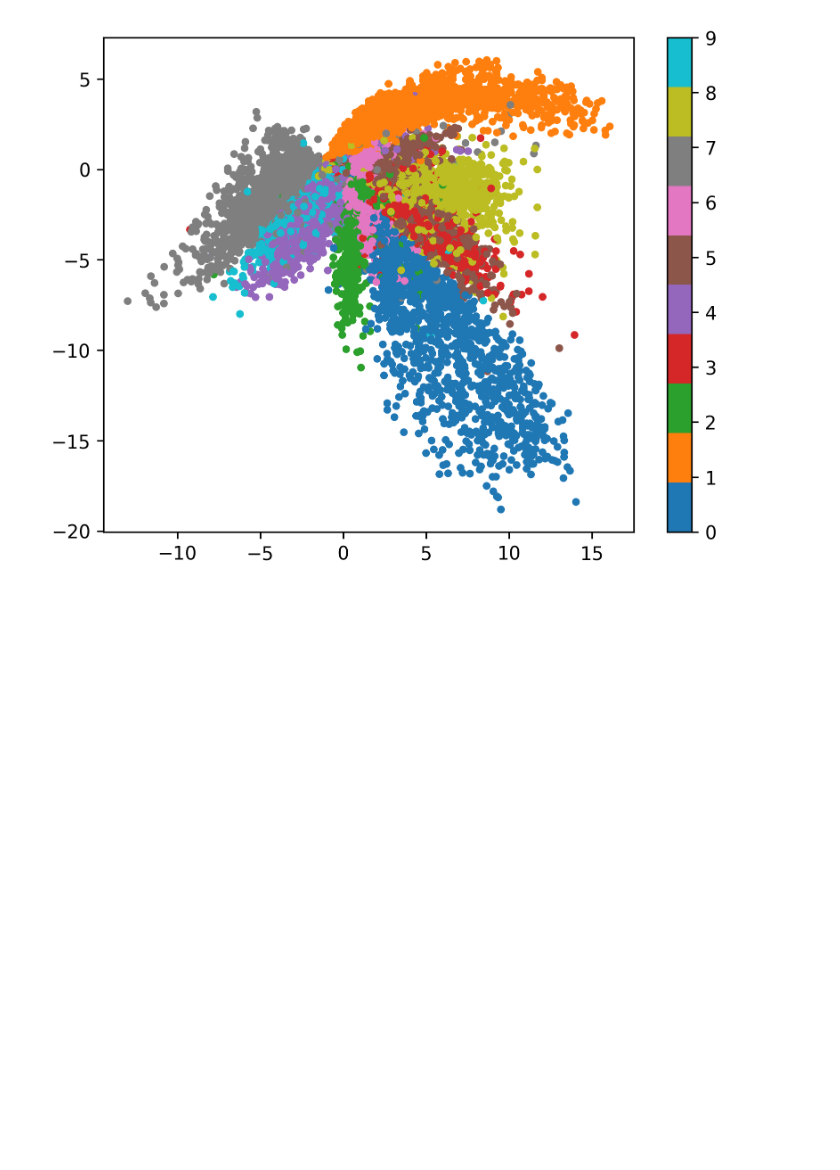
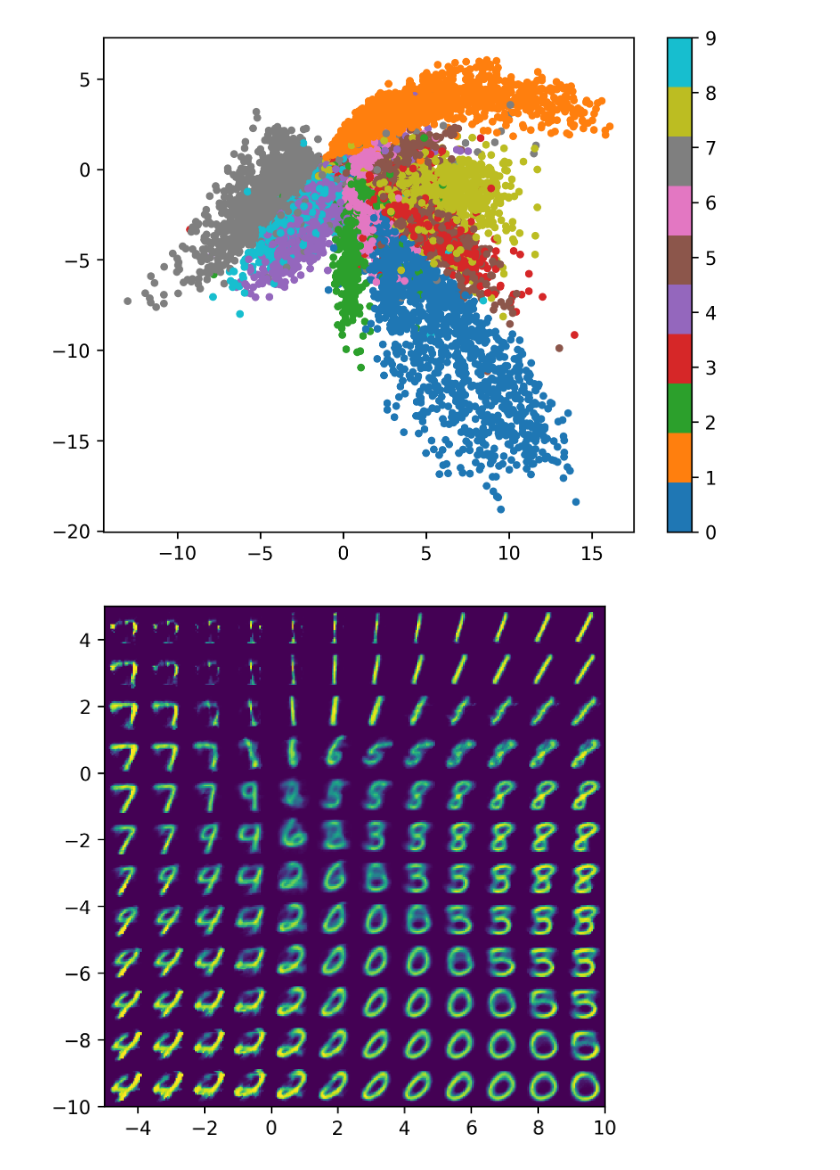
Before and after one commit to yo-resistor/pytorch_autoencoder, a Jupyter notebook: autoencoder_mnist.ipynb, the cells around one changed output. Drawn from its saved outputs; the diff is of its cells as text; code cells hidden in the pictures; blank space fills up the shorter version.

```diff
--- a/autoencoder_mnist.ipynb
+++ b/autoencoder_mnist.ipynb
@@ -92,3 +92,7 @@ def plot_reconstructed(autoencoder, r0=(-5, 10), r1=(-10, 5), n=12):
             x_hat = x_hat.reshape(28, 28).to('cpu').detach().numpy()
             img[(n-1-i)*w:(n-1-i+1)*w, j*w:(j+1)*w] = x_hat
     plt.imshow(img, extent=[*r0, *r1])
+# %%
+plot_reconstructed(autoencoder)
+# %% [output]
+[figure, added]
```
Also changed, not shown: parts of 1 cell of this notebook, 1 other file.
